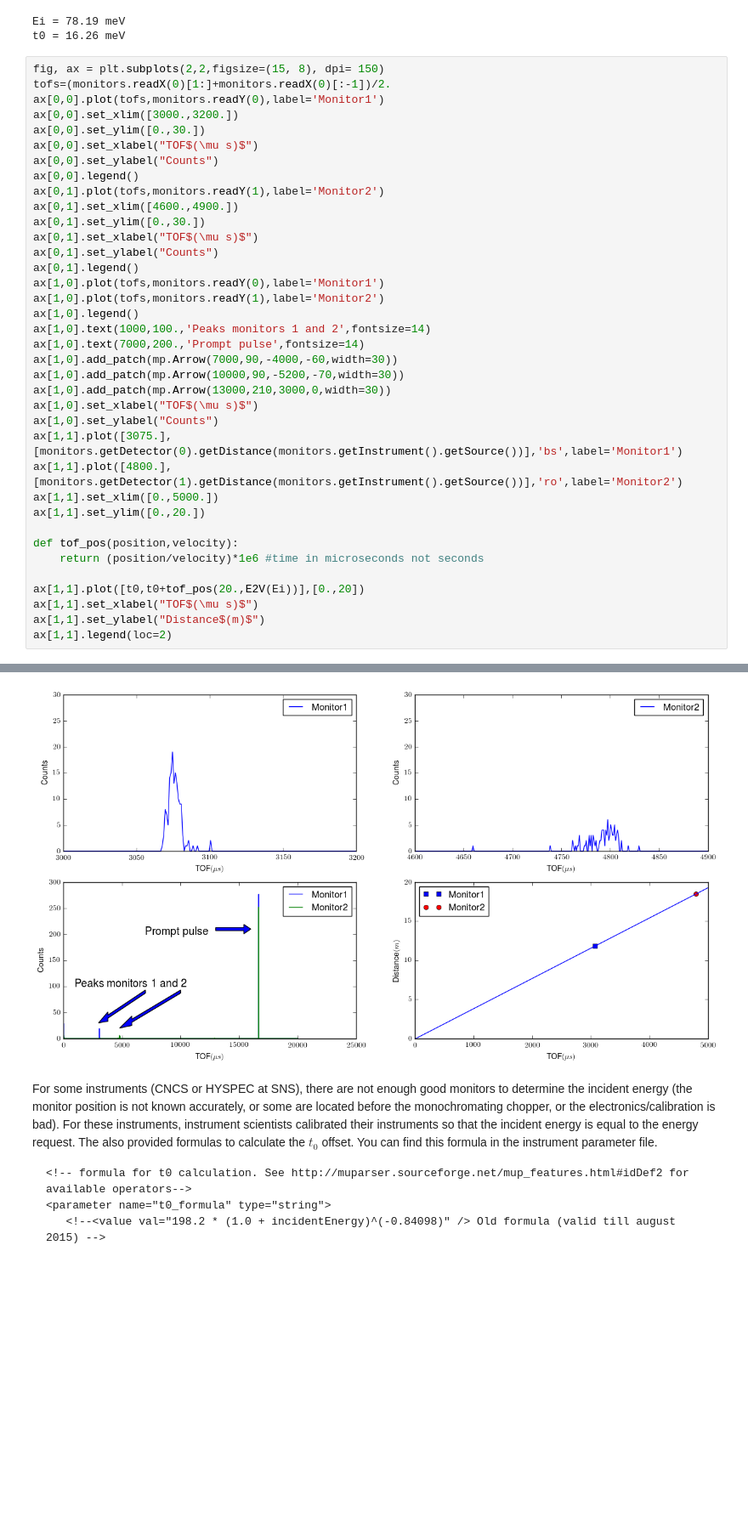
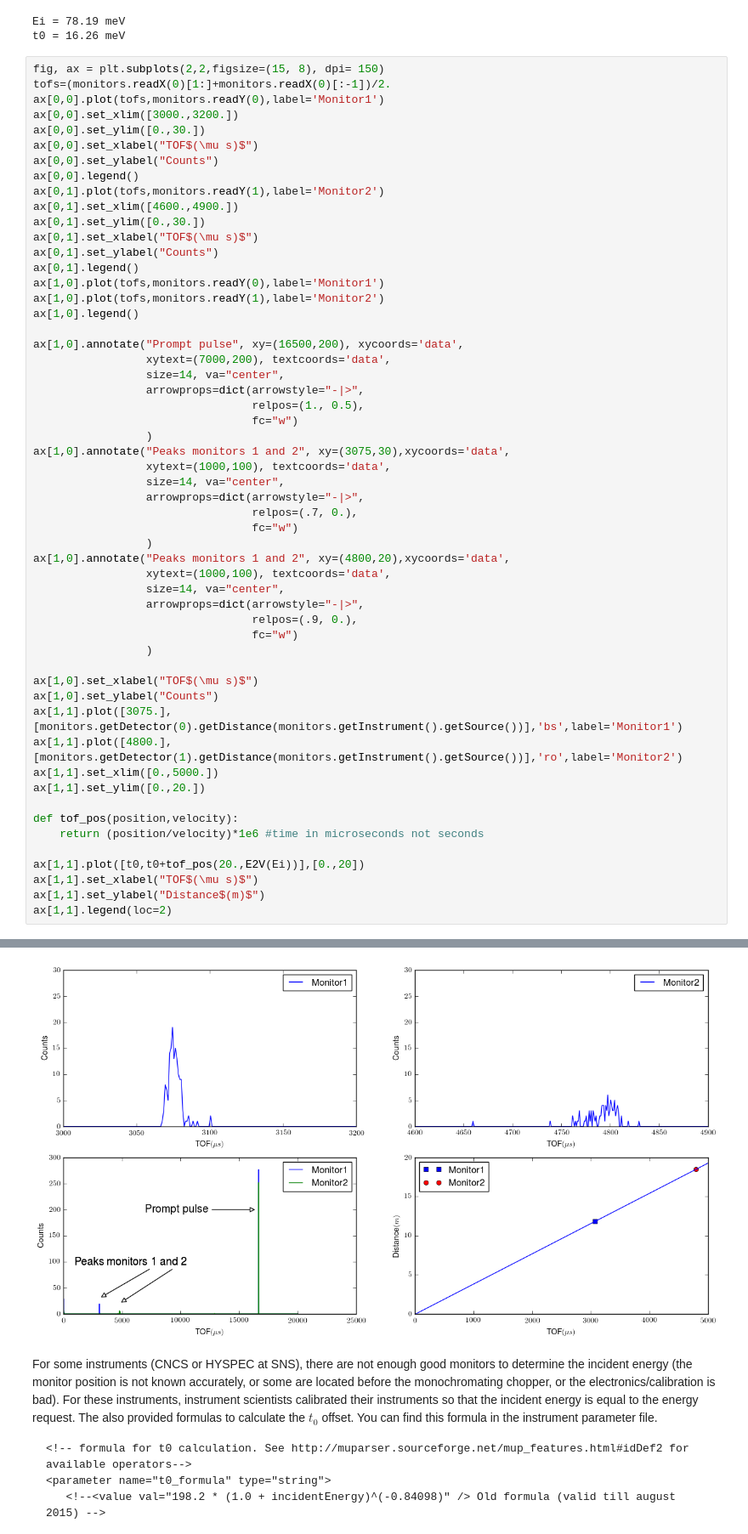
Before and after one commit to mantidproject/training, a Jupyter notebook: notebook/201_Introduction_to_Direct_Geometry_Spectrometers.ipynb, the cells around one changed output, grey strips where cells are left out. Shown: that part at 85% size. Drawn from its saved outputs; the diff is of its cells as text; blank space fills up the shorter version.

```diff
--- a/notebook/201_Introduction_to_Direct_Geometry_Spectrometers.ipynb
+++ b/notebook/201_Introduction_to_Direct_Geometry_Spectrometers.ipynb
@@ -178,39 +178,57 @@ ax[0,0].plot(tofs,monitors.readY(0),label='Monitor1')
 ax[0,0].set_xlim([3000.,3200.])
 ax[0,0].set_ylim([0.,30.])
 ax[0,0].set_xlabel("TOF$(\mu s)$")
 ax[0,0].set_ylabel("Counts")
 ax[0,0].legend()
 ax[0,1].plot(tofs,monitors.readY(1),label='Monitor2')
 ax[0,1].set_xlim([4600.,4900.])
 ax[0,1].set_ylim([0.,30.])
 ax[0,1].set_xlabel("TOF$(\mu s)$")
 ax[0,1].set_ylabel("Counts")
 ax[0,1].legend()
 ax[1,0].plot(tofs,monitors.readY(0),label='Monitor1')
 ax[1,0].plot(tofs,monitors.readY(1),label='Monitor2')
 ax[1,0].legend()
-ax[1,0].text(1000,100.,'Peaks monitors 1 and 2',fontsize=14)
-ax[1,0].text(7000,200.,'Prompt pulse',fontsize=14)
-ax[1,0].add_patch(mp.Arrow(7000,90,-4000,-60,width=30))
-ax[1,0].add_patch(mp.Arrow(10000,90,-5200,-70,width=30))
-ax[1,0].add_patch(mp.Arrow(13000,210,3000,0,width=30))
+
+ax[1,0].annotate("Prompt pulse", xy=(16500,200), xycoords='data',
+                 xytext=(7000,200), textcoords='data',
+                 size=14, va="center",
+                 arrowprops=dict(arrowstyle="-|>",
+                                 relpos=(1., 0.5),
+                                 fc="w")
+                 )
+ax[1,0].annotate("Peaks monitors 1 and 2", xy=(3075,30),xycoords='data',
+                 xytext=(1000,100), textcoords='data',
+                 size=14, va="center",
+                 arrowprops=dict(arrowstyle="-|>",
+                                 relpos=(.7, 0.),
+                                 fc="w")
+                 )
+ax[1,0].annotate("Peaks monitors 1 and 2", xy=(4800,20),xycoords='data',
+                 xytext=(1000,100), textcoords='data',
+                 size=14, va="center",
+                 arrowprops=dict(arrowstyle="-|>",
+                                 relpos=(.9, 0.),
+                                 fc="w")
+                 )
+
 ax[1,0].set_xlabel("TOF$(\mu s)$")
 ax[1,0].set_ylabel("Counts")
 ax[1,1].plot([3075.],[monitors.getDetector(0).getDistance(monitors.getInstrument().getSource())],'bs',label='Monitor1')
 ax[1,1].plot([4800.],[monitors.getDetector(1).getDistance(monitors.getInstrument().getSource())],'ro',label='Monitor2')
 ax[1,1].set_xlim([0.,5000.])
 ax[1,1].set_ylim([0.,20.])
 
 def tof_pos(position,velocity):
     return (position/velocity)*1e6 #time in microseconds not seconds
 
 ax[1,1].plot([t0,t0+tof_pos(20.,E2V(Ei))],[0.,20])
 ax[1,1].set_xlabel("TOF$(\mu s)$")
 ax[1,1].set_ylabel("Distance$(m)$")
 ax[1,1].legend(loc=2)
 # %% [output]
 <matplotlib.legend.Legend at 0x...>
-[figure, old version]
+[figure, new version]
 # %% [markdown]
 For some instruments (CNCS or HYSPEC at SNS), there are not enough good monitors to determine the incident energy (the monitor position is not known accurately, or some are located before the monochromating chopper, or the electronics/calibration is bad). For these instruments, instrument scientists calibrated their instruments so that the incident energy is equal to the energy request. The also provided formulas to calculate the $t_0$ offset. You can find this formula in the instrument parameter file.
 
```
Also changed, not shown: parts of 13 cells of this notebook.
